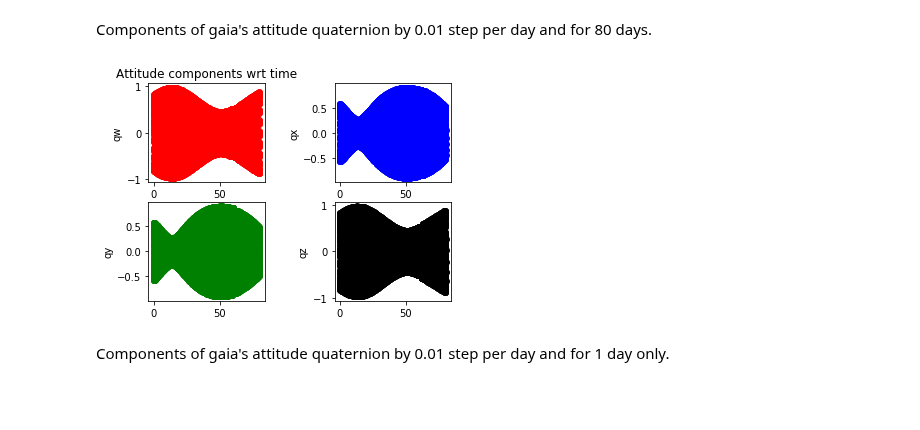
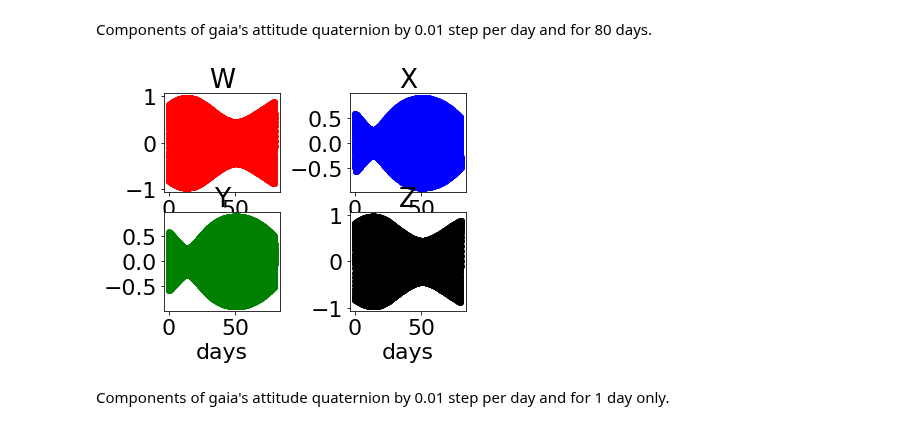
Before and after one commit to bombrun/GaiaLab, a Jupyter notebook: notebooks/NSL_notebook.ipynb, the cells around one changed output. Saved outputs shown, nothing was run; the diff lists cells and outputs as text; code cells hidden in the pictures; blank space fills up the shorter version.

```diff
--- a/notebooks/NSL_notebook.ipynb
+++ b/notebooks/NSL_notebook.ipynb
@@ -94,8 +98,8 @@ Plot3DZ(gaia, 0.01, 100*365*3)
 # %% [markdown]
 Components of gaia's attitude quaternion by 0.01 step per day and for 80 days.
-# %%
-PlotAttitude(gaia, 0.01, 100*80)
-# %% [output]
-[figure, removed]
+# %%
+plot_attitude(att, 0, 80, 0.01)
+# %% [output]
+[figure, added]
 # %% [markdown]
 Components of gaia's attitude quaternion by 0.01 step per day and for 1 day only.
```
Also changed, not shown: parts of 17 cells of this notebook, 4 other files.
